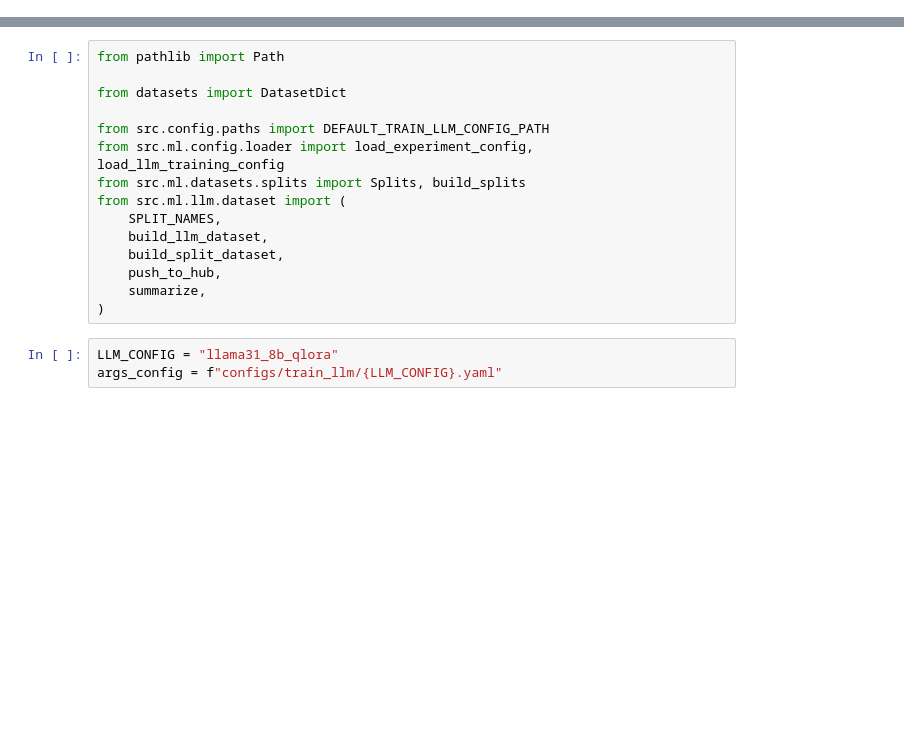
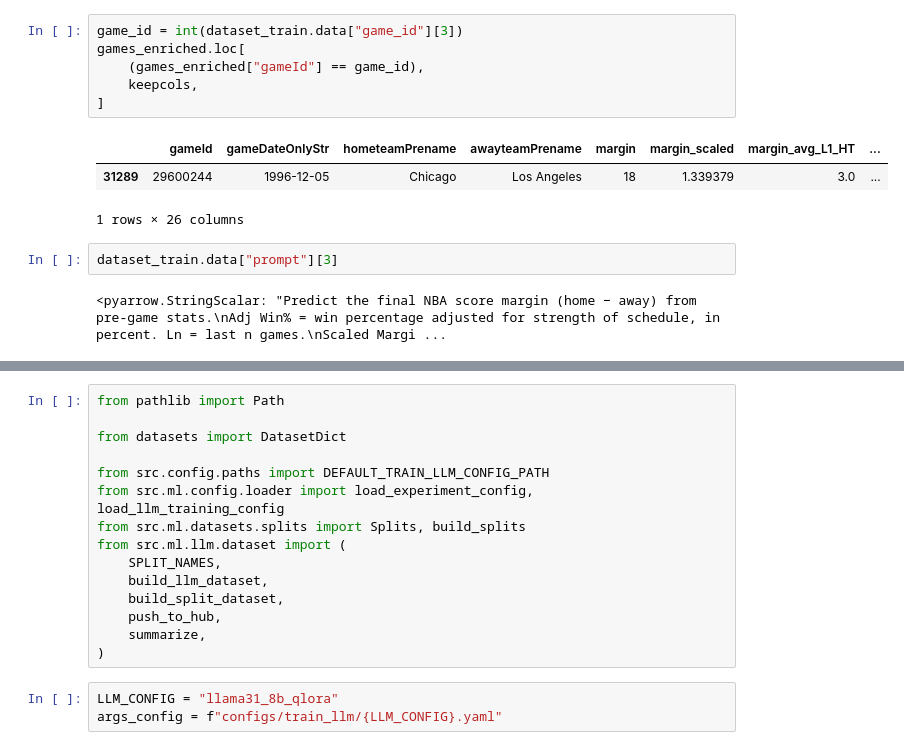
Before and after one commit to fformenti/nba_bets, a Jupyter notebook: src/ml/llm/make_dataset.ipynb, the cells around one changed output, grey strips where cells are left out. Cells and saved outputs as stored; diff of their text form; blank space fills up the shorter version.

```diff
--- a/src/ml/llm/make_dataset.ipynb
+++ b/src/ml/llm/make_dataset.ipynb
@@ -0,0 +176,14 @@
+# %%
+game_id = int(dataset_train.data["game_id"][3])
+games_enriched.loc[
+    (games_enriched["gameId"] == game_id),
+    keepcols,
+]
+# %% [output]
+|  | gameId | gameDateOnlyStr | hometeamPrename | awayteamPrename | margin | margin_scaled | margin_avg_L1_HT | ... |
+| 31289 | 29600244 | 1996-12-05 | Chicago | Los Angeles | 18 | 1.339379 | 3.0 | ... |
+1 rows × 26 columns
+# %%
+dataset_train.data["prompt"][3]
+# %% [output]
+<pyarrow.StringScalar: "Predict the final NBA score margin (home − away) from pre-game stats.\nAdj Win% = win percentage adjusted for strength of schedule, in percent. Ln = last n games.\nScaled Margi ...
```
Also changed, not shown: parts of 27 cells of this notebook, 59 other files.
